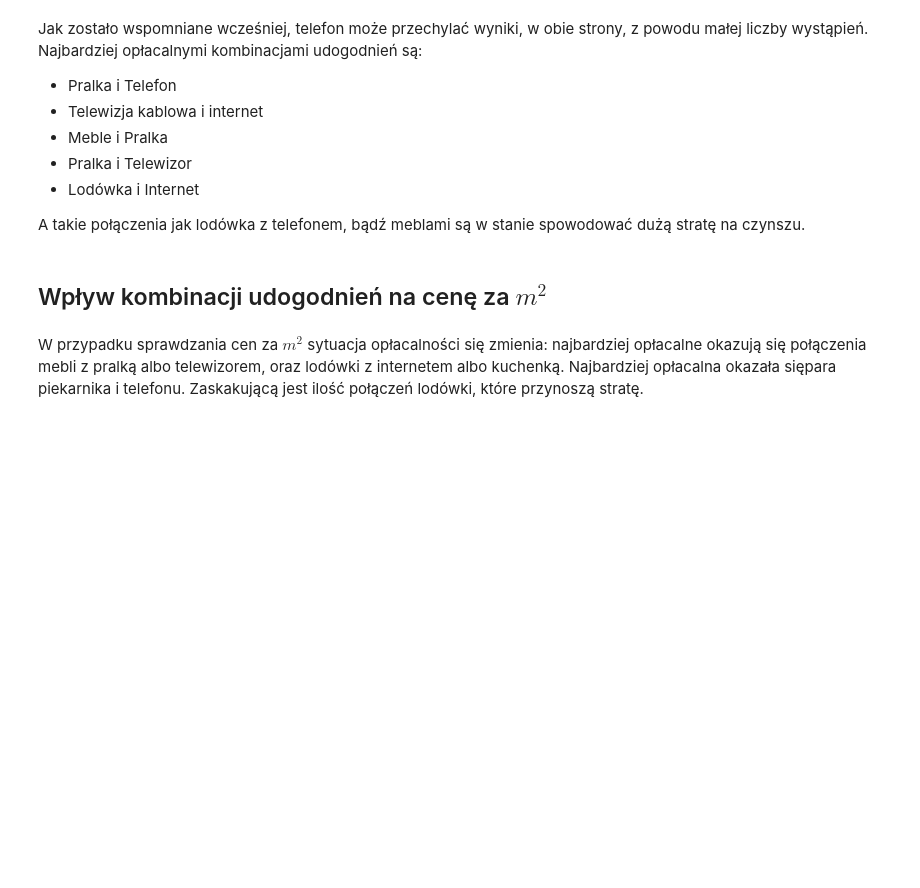
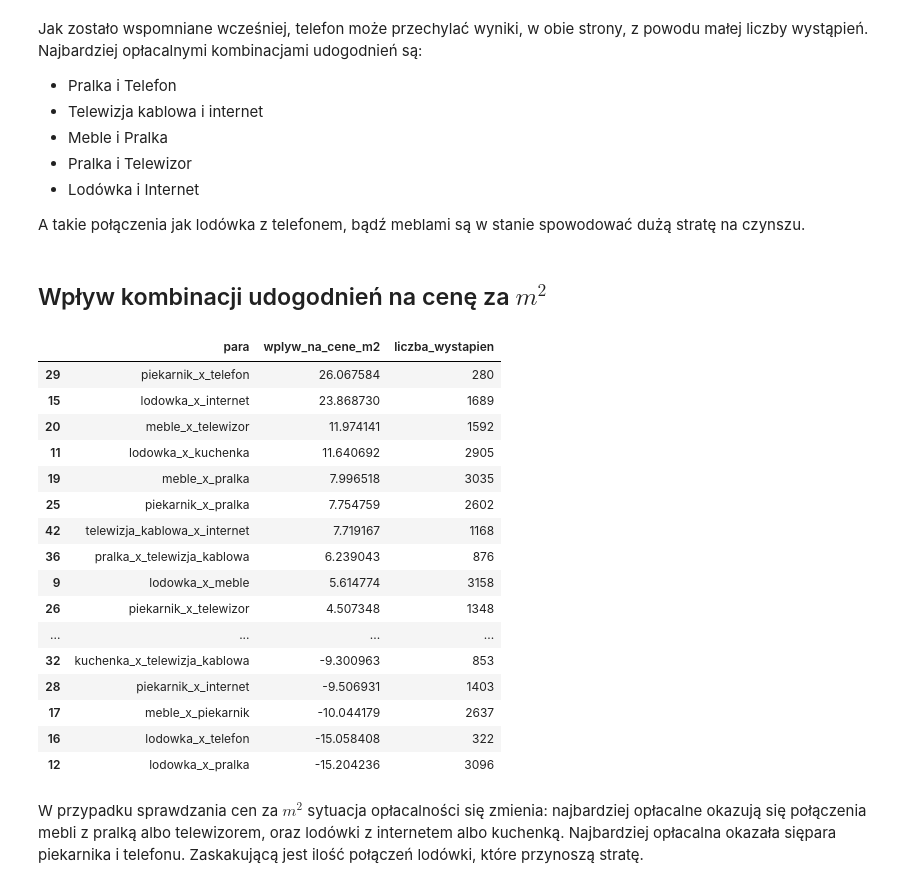
Before and after one commit to Huntarman/otodom-data-analysis, a Jupyter notebook: project.ipynb, the cells around one changed output. Cells and saved outputs as stored; diff of their text form; code cells hidden in the pictures; blank space fills up the shorter version.

```diff
--- a/project.ipynb
+++ b/project.ipynb
@@ -182,18 +198,36 @@ A takie połączenia jak lodówka z telefonem, bądź meblami są w stanie spowo
 # %% [markdown]
 ## Wpływ kombinacji udogodnień na cenę za $m^2$
 # %%
-X = df[[f"{f1}__{f2}" for f1, f2 in pairs]]
+X = df[[f"{f1}_x_{f2}" for f1, f2 in pairs]]
 y = df['cena_za_m2']
 
 model = LinearRegression()
 model.fit(X, y)
 
 results = pd.DataFrame({
     'para': X.columns,
     'wplyw_na_cene_m2': model.coef_,
     'liczba_wystapien': [pair_freq[col] for col in X.columns]
 }).sort_values(by='wplyw_na_cene_m2', ascending=False)
 results
+# %% [output]
+|  | para | wplyw_na_cene_m2 | liczba_wystapien |
+| 29 | piekarnik_x_telefon | 26.067584 | 280 |
+| 15 | lodowka_x_internet | 23.868730 | 1689 |
+| 20 | meble_x_telewizor | 11.974141 | 1592 |
+| 11 | lodowka_x_kuchenka | 11.640692 | 2905 |
+| 19 | meble_x_pralka | 7.996518 | 3035 |
+| 25 | piekarnik_x_pralka | 7.754759 | 2602 |
+| 42 | telewizja_kablowa_x_internet | 7.719167 | 1168 |
+| 36 | pralka_x_telewizja_kablowa | 6.239043 | 876 |
+| 9 | lodowka_x_meble | 5.614774 | 3158 |
+| 26 | piekarnik_x_telewizor | 4.507348 | 1348 |
+| ... | ... | ... | ... |
+| 32 | kuchenka_x_telewizja_kablowa | -9.300963 | 853 |
+| 28 | piekarnik_x_internet | -9.506931 | 1403 |
+| 17 | meble_x_piekarnik | -10.044179 | 2637 |
+| 16 | lodowka_x_telefon | -15.058408 | 322 |
+| 12 | lodowka_x_pralka | -15.204236 | 3096 |
 # %% [markdown]
 W przypadku sprawdzania cen za $m^2$ sytuacja opłacalności się zmienia: najbardziej opłacalne okazują się połączenia mebli z pralką albo telewizorem, oraz lodówki z internetem albo kuchenką. Najbardziej opłacalna okazała siępara piekarnika i telefonu. Zaskakującą jest ilość połączeń lodówki, które przynoszą stratę.
 # %% [markdown]
```
Also changed, not shown: parts of 1 cell of this notebook, 2 other files.
